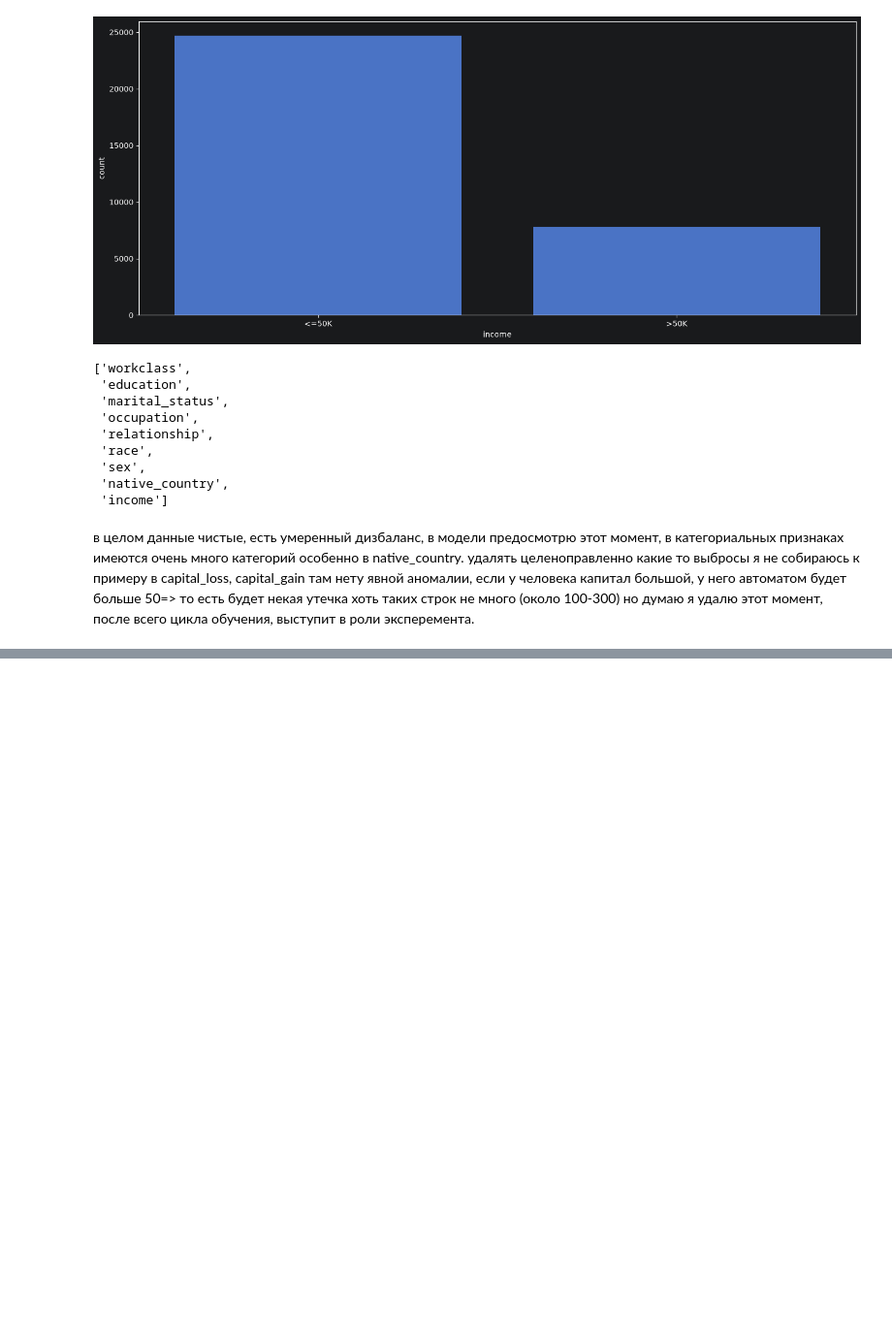
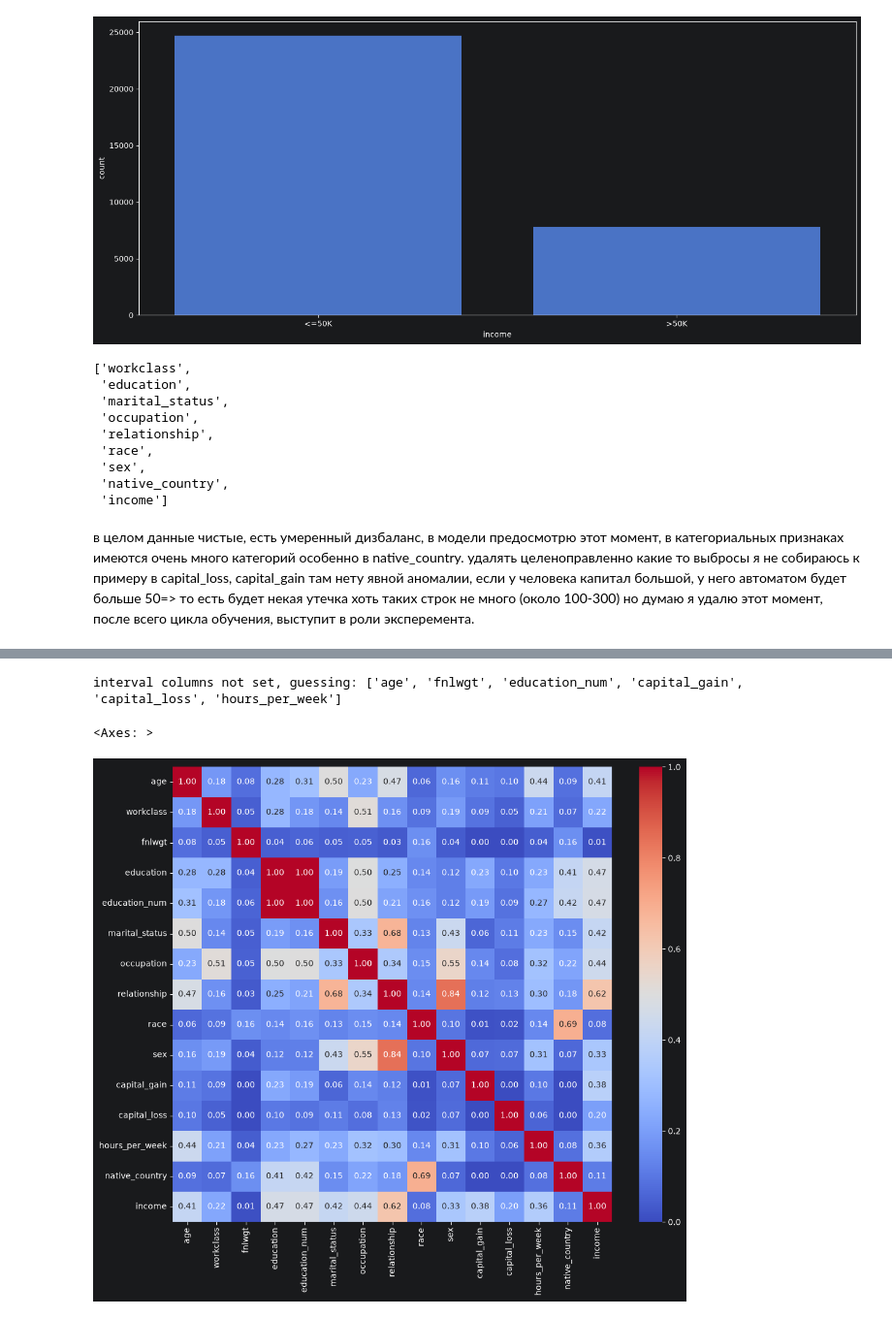
Before and after one commit to ortm01/Adult-Census-Income-DS, a Jupyter notebook: notebooks/01_eda.ipynb, the cells around one changed output, grey strips where cells are left out. Shown at 97% size. Cells and saved outputs as stored; diff of their text form; code cells hidden in the pictures; blank space fills up the shorter version.

```diff
--- a/notebooks/01_eda.ipynb
+++ b/notebooks/01_eda.ipynb
@@ -146,0 +173,8 @@ cat_cols
+# %%
+phik_matrix = df.phik_matrix()
+plt.figure(figsize=(12, 10))
+sns.heatmap(phik_matrix, annot=True, cmap='coolwarm', fmt='.2f')
+# %% [output]
+interval columns not set, guessing: ['age', 'fnlwgt', 'education_num', 'capital_gain', 'capital_loss', 'hours_per_week']
+<Axes: >
+[figure, added]
```
Also changed, not shown: parts of 5 cells of this notebook, 1 other file.
